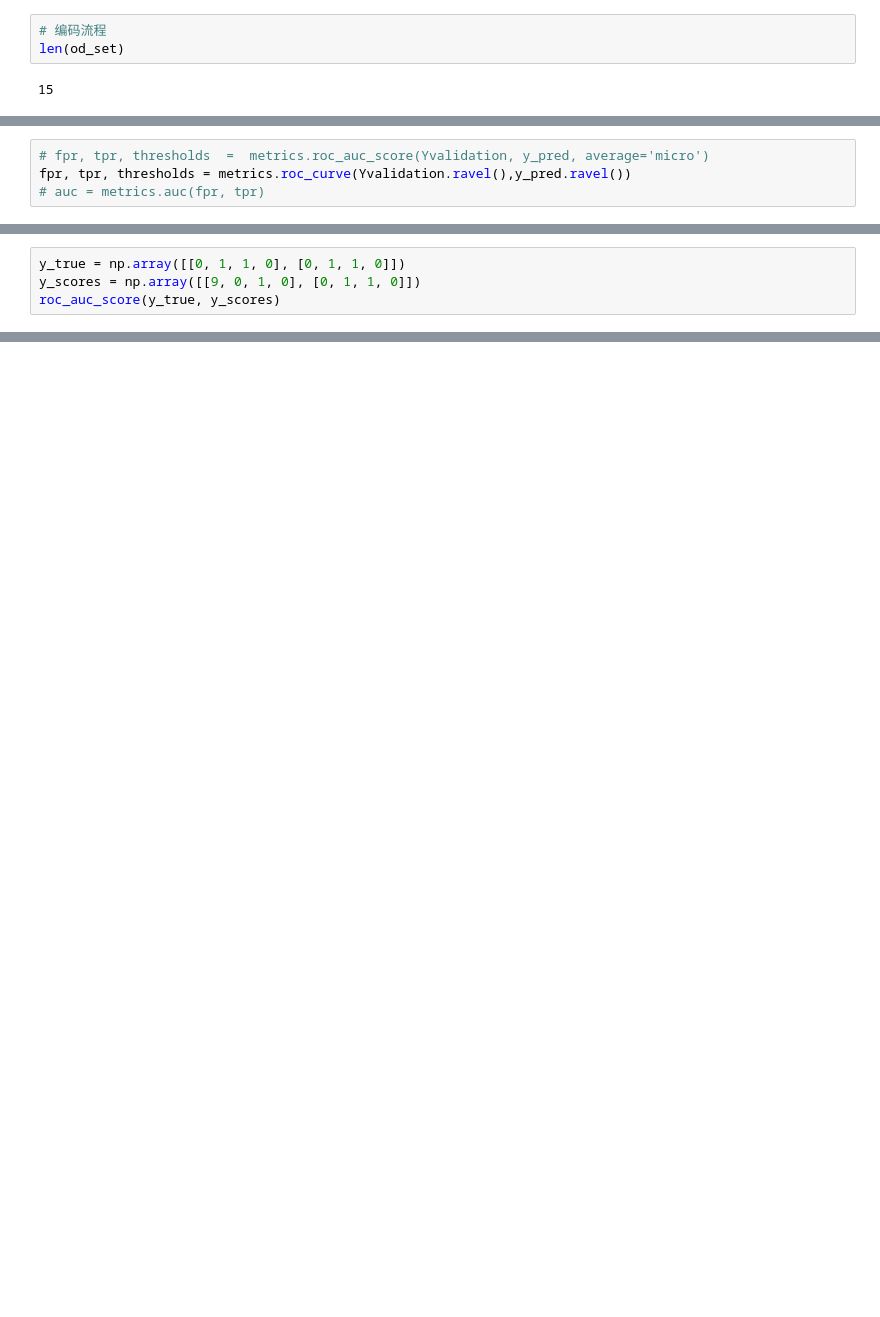
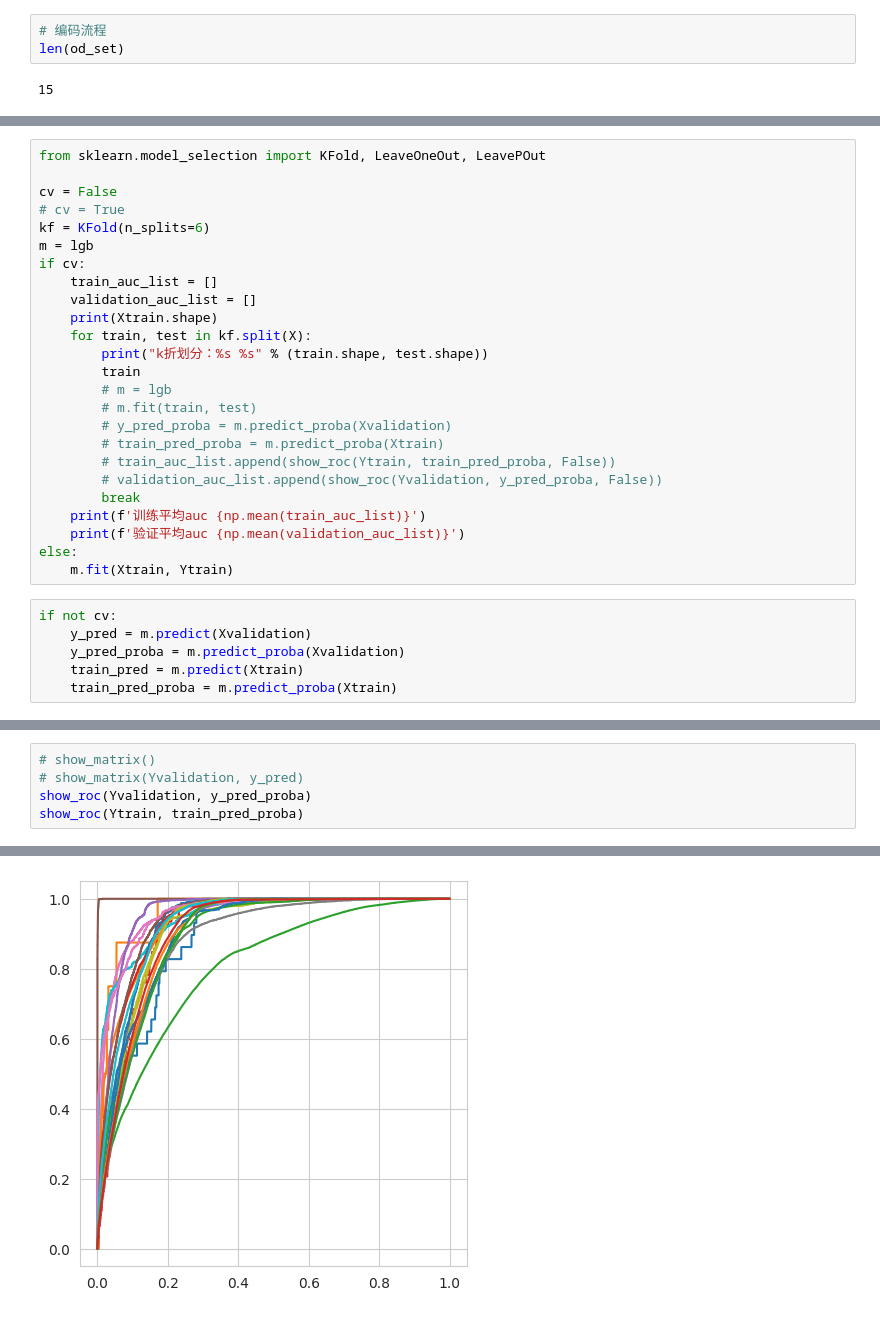
Before and after one commit to YIKAILucas/9417-ML, a Jupyter notebook: 2023_new/pre_process.ipynb, the cells around one changed output, grey strips where cells are left out. Drawn from its saved outputs; the diff is of its cells as text; blank space fills up the shorter version.

```diff
--- a/2023_new/pre_process.ipynb
+++ b/2023_new/pre_process.ipynb
@@ -1253,4 +886,0 @@ XGBClassifier(base_score=0.5, booster='gbtree', callbacks=None,
-# %%
-# fpr, tpr, thresholds  =  metrics.roc_auc_score(Yvalidation, y_pred, average='micro')
-fpr, tpr, thresholds = metrics.roc_curve(Yvalidation.ravel(),y_pred.ravel())
-# auc = metrics.auc(fpr, tpr)
@@ -1273,4 +886,0 @@ ValueError: Must pass 2-d input. shape=(24, 40848, 2)
-# %%
-y_true = np.array([[0, 1, 1, 0], [0, 1, 1, 0]])
-y_scores = np.array([[9, 0, 1, 0], [0, 1, 1, 0]])
-roc_auc_score(y_true, y_scores)
@@ -1317,0 +1141,31 @@ p.shape
+# %%
+from sklearn.model_selection import KFold, LeaveOneOut, LeavePOut
+
+cv = False
+# cv = True
+kf = KFold(n_splits=6)
+m = lgb
+if cv:
+    train_auc_list = []
+    validation_auc_list = []
+    print(Xtrain.shape)
+    for train, test in kf.split(X):
+        print("k折划分：%s %s" % (train.shape, test.shape))
+        train
+        # m = lgb
+        # m.fit(train, test)
+        # y_pred_proba = m.predict_proba(Xvalidation)
+        # train_pred_proba = m.predict_proba(Xtrain)
+        # train_auc_list.append(show_roc(Ytrain, train_pred_proba, False))
+        # validation_auc_list.append(show_roc(Yvalidation, y_pred_proba, False))
+        break
+    print(f'训练平均auc {np.mean(train_auc_list)}')
+    print(f'验证平均auc {np.mean(validation_auc_list)}')
+else:
+    m.fit(Xtrain, Ytrain)
+# %%
+if not cv:
+    y_pred = m.predict(Xvalidation)
+    y_pred_proba = m.predict_proba(Xvalidation)
+    train_pred = m.predict(Xtrain)
+    train_pred_proba = m.predict_proba(Xtrain)
@@ -1317,0 +1185,6 @@ p.shape
+# %%
+# show_matrix()
+# show_matrix(Yvalidation, y_pred)
+show_roc(Yvalidation, y_pred_proba)
+show_roc(Ytrain, train_pred_proba)
+# %% [output]
@@ -1317,0 +1208 @@ p.shape
+[figure, added]
```
Also changed, not shown: parts of 117 cells of this notebook, 4 other files.
